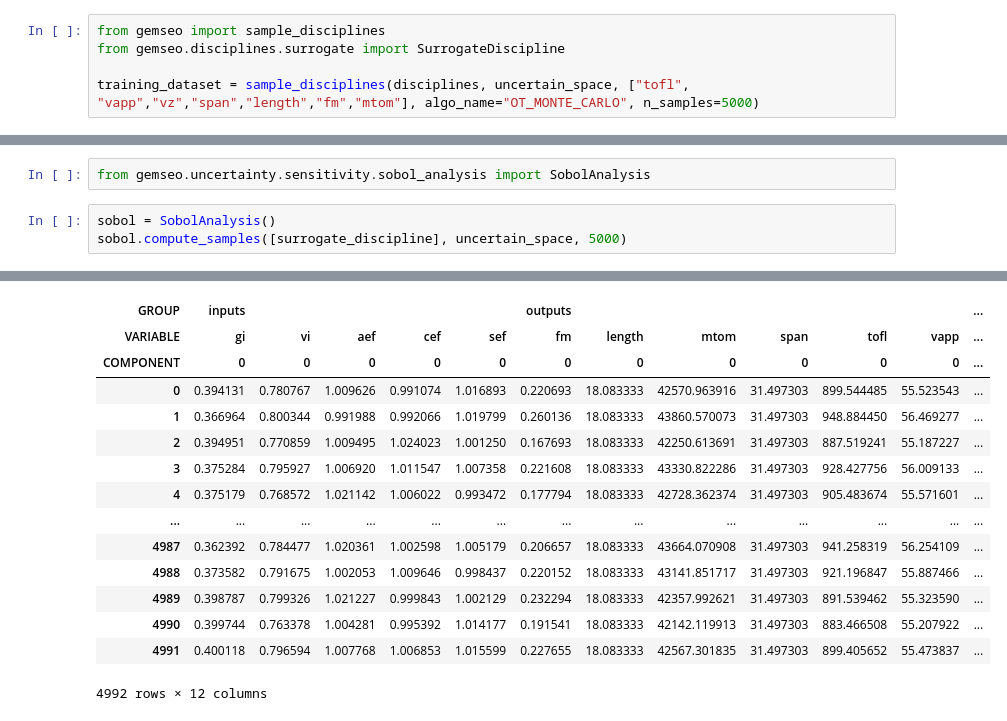
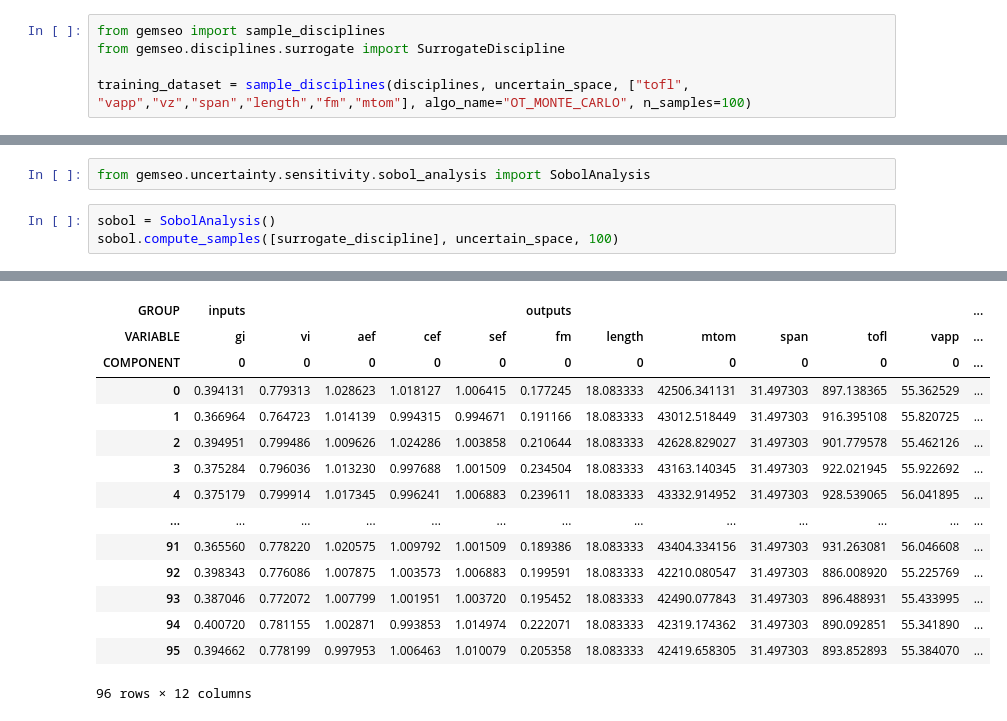
Before and after one commit to AlexandreDemarquet/projet_metamodelisation, a Jupyter notebook: pbm2_usecase2_x_opti.ipynb, the cells around one changed output, grey strips where cells are left out. Cells and saved outputs as stored; diff of their text form.

```diff
--- a/pbm2_usecase2_x_opti.ipynb
+++ b/pbm2_usecase2_x_opti.ipynb
@@ -56,5 +56,5 @@ uncertain_space.add_random_variable("sef","OTTriangularDistribution", minimum=0.
 from gemseo import sample_disciplines
 from gemseo.disciplines.surrogate import SurrogateDiscipline
 
-training_dataset = sample_disciplines(disciplines, uncertain_space, ["tofl", "vapp","vz","span","length","fm","mtom"], algo_name="OT_MONTE_CARLO", n_samples=5000)
+training_dataset = sample_disciplines(disciplines, uncertain_space, ["tofl", "vapp","vz","span","length","fm","mtom"], algo_name="OT_MONTE_CARLO", n_samples=100)
 # %% [output]
@@ -138,5 +138,5 @@ plt.show()
 from gemseo.uncertainty.sensitivity.sobol_analysis import SobolAnalysis
 # %%
 sobol = SobolAnalysis()
-sobol.compute_samples([surrogate_discipline], uncertain_space, 5000)
+sobol.compute_samples([surrogate_discipline], uncertain_space, 100)
 # %% [output]
@@ -150,18 +150,18 @@ sobol.compute_samples([surrogate_discipline], uncertain_space, 5000)
 | GROUP | inputs |  |  |  |  | outputs |  |  |  |  |  | ... |
 | VARIABLE | gi | vi | aef | cef | sef | fm | length | mtom | span | tofl | vapp | ... |
 | COMPONENT | 0 | 0 | 0 | 0 | 0 | 0 | 0 | 0 | 0 | 0 | 0 | ... |
-| 0 | 0.394131 | 0.780767 | 1.009626 | 0.991074 | 1.016893 | 0.220693 | 18.083333 | 42570.963916 | 31.497303 | 899.544485 | 55.523543 | ... |
-| 1 | 0.366964 | 0.800344 | 0.991988 | 0.992066 | 1.019799 | 0.260136 | 18.083333 | 43860.570073 | 31.497303 | 948.884450 | 56.469277 | ... |
-| 2 | 0.394951 | 0.770859 | 1.009495 | 1.024023 | 1.001250 | 0.167693 | 18.083333 | 42250.613691 | 31.497303 | 887.519241 | 55.187227 | ... |
-| 3 | 0.375284 | 0.795927 | 1.006920 | 1.011547 | 1.007358 | 0.221608 | 18.083333 | 43330.822286 | 31.497303 | 928.427756 | 56.009133 | ... |
-| 4 | 0.375179 | 0.768572 | 1.021142 | 1.006022 | 0.993472 | 0.177794 | 18.083333 | 42728.362374 | 31.497303 | 905.483674 | 55.571601 | ... |
+| 0 | 0.394131 | 0.779313 | 1.028623 | 1.018127 | 1.006415 | 0.177245 | 18.083333 | 42506.341131 | 31.497303 | 897.138365 | 55.362529 | ... |
+| 1 | 0.366964 | 0.764723 | 1.014139 | 0.994315 | 0.994671 | 0.191166 | 18.083333 | 43012.518449 | 31.497303 | 916.395108 | 55.820725 | ... |
+| 2 | 0.394951 | 0.799486 | 1.009626 | 1.024286 | 1.003858 | 0.210644 | 18.083333 | 42628.829027 | 31.497303 | 901.779578 | 55.462126 | ... |
+| 3 | 0.375284 | 0.796036 | 1.013230 | 0.997688 | 1.001509 | 0.234504 | 18.083333 | 43163.140345 | 31.497303 | 922.021945 | 55.922692 | ... |
+| 4 | 0.375179 | 0.799914 | 1.017345 | 0.996241 | 1.006883 | 0.239611 | 18.083333 | 43332.914952 | 31.497303 | 928.539065 | 56.041895 | ... |
 | ... | ... | ... | ... | ... | ... | ... | ... | ... | ... | ... | ... | ... |
-| 4987 | 0.362392 | 0.784477 | 1.020361 | 1.002598 | 1.005179 | 0.206657 | 18.083333 | 43664.070908 | 31.497303 | 941.258319 | 56.254109 | ... |
-| 4988 | 0.373582 | 0.791675 | 1.002053 | 1.009646 | 0.998437 | 0.220152 | 18.083333 | 43141.851717 | 31.497303 | 921.196847 | 55.887466 | ... |
-| 4989 | 0.398787 | 0.799326 | 1.021227 | 0.999843 | 1.002129 | 0.232294 | 18.083333 | 42357.992621 | 31.497303 | 891.539462 | 55.323590 | ... |
-| 4990 | 0.399744 | 0.763378 | 1.004281 | 0.995392 | 1.014177 | 0.191541 | 18.083333 | 42142.119913 | 31.497303 | 883.466508 | 55.207922 | ... |
-| 4991 | 0.400118 | 0.796594 | 1.007768 | 1.006853 | 1.015599 | 0.227655 | 18.083333 | 42567.301835 | 31.497303 | 899.405652 | 55.473837 | ... |
+| 91 | 0.365560 | 0.778220 | 1.020575 | 1.009792 | 1.001509 | 0.189386 | 18.083333 | 43404.334156 | 31.497303 | 931.263081 | 56.046608 | ... |
+| 92 | 0.398343 | 0.776086 | 1.007875 | 1.003573 | 1.006883 | 0.199591 | 18.083333 | 42210.080547 | 31.497303 | 886.008920 | 55.225769 | ... |
+| 93 | 0.387046 | 0.772072 | 1.007799 | 1.001951 | 1.003720 | 0.195452 | 18.083333 | 42490.077843 | 31.497303 | 896.488931 | 55.433995 | ... |
+| 94 | 0.400720 | 0.781155 | 1.002871 | 0.993853 | 1.014974 | 0.222071 | 18.083333 | 42319.174362 | 31.497303 | 890.092851 | 55.341890 | ... |
+| 95 | 0.394662 | 0.778199 | 0.997953 | 1.006463 | 1.010079 | 0.205358 | 18.083333 | 42419.658305 | 31.497303 | 893.852893 | 55.384070 | ... |
-4992 rows × 12 columns
+96 rows × 12 columns
 # %%
 sobol.compute_indices(output_names=["tofl", "vapp","vz","fm","mtom"])
 # %% [output]
```
Also changed, not shown: parts of 10 cells of this notebook, 3 other files.
